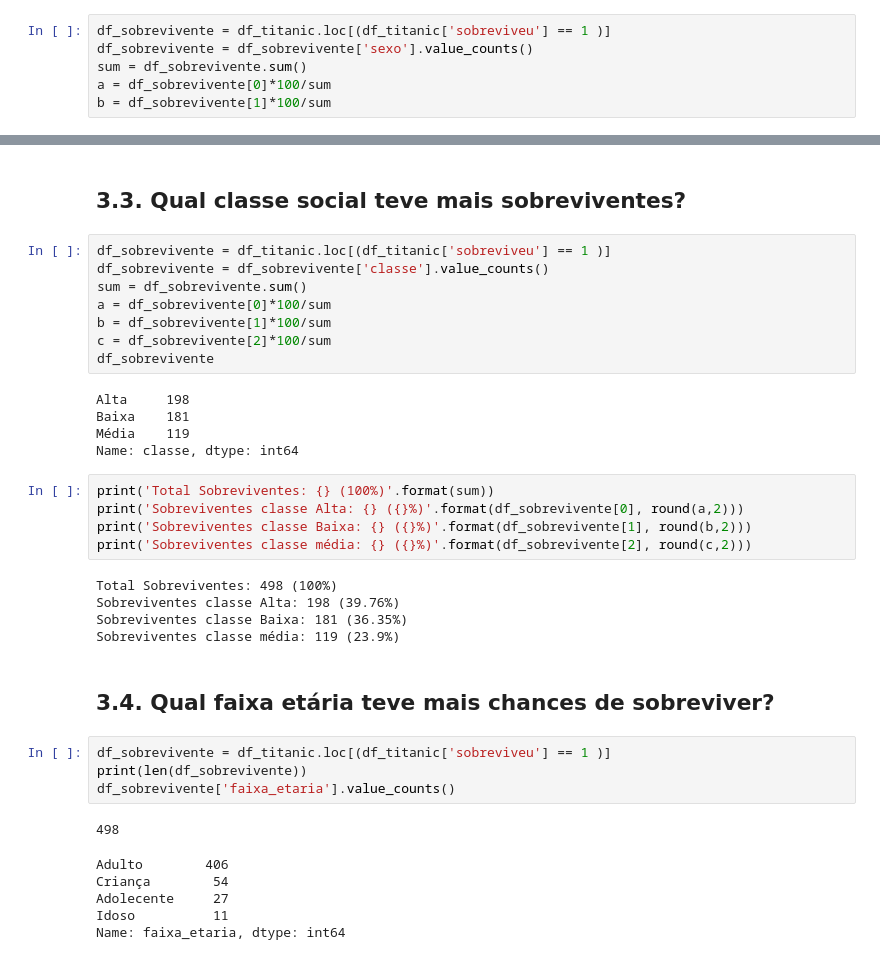
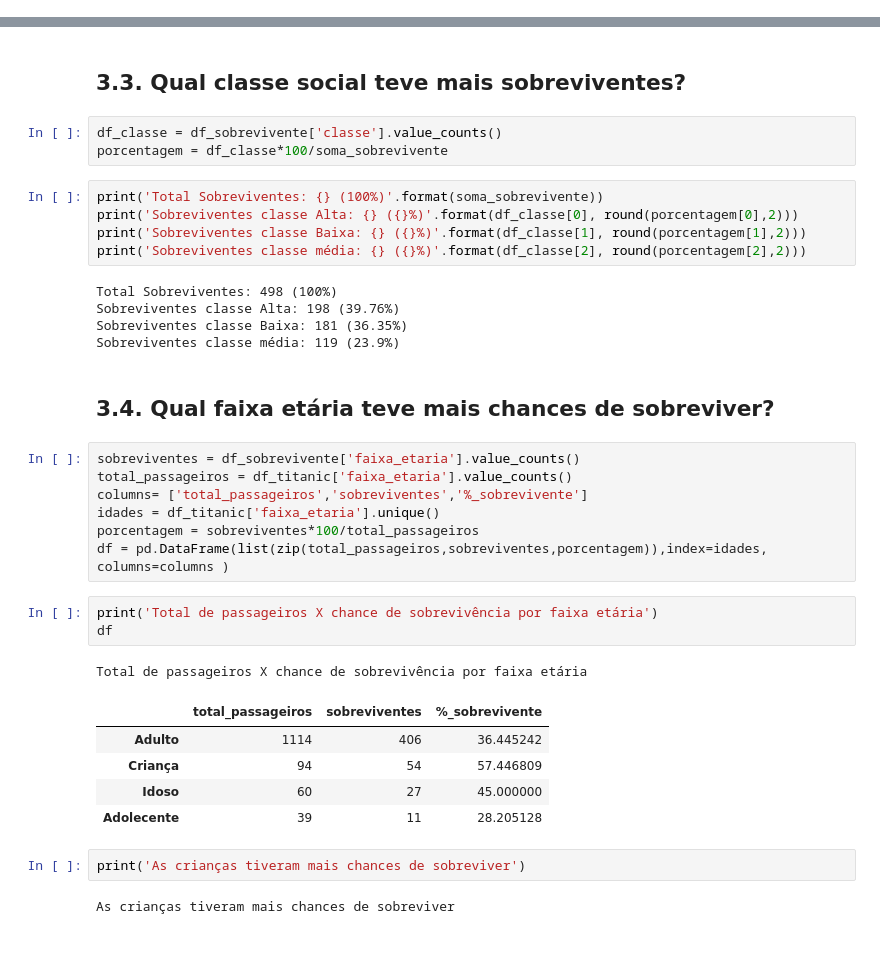
Before and after one commit to MayronME/Analise_Titanic, a Jupyter notebook: Titanic.ipynb, the cells around one changed output, grey strips where cells are left out. Drawn from its saved outputs; the diff is of its cells as text.

```diff
--- a/Titanic.ipynb
+++ b/Titanic.ipynb
@@ -327,8 +295,2 @@ Total de Sobreviventes 498 (38%) de 1307 pessoas
 # %% [markdown]
 ## 3.2. Homens ou mulheres tiveram mais chances de sobreviver?
-# %%
-df_sobrevivente = df_titanic.loc[(df_titanic['sobreviveu'] == 1 )]
-df_sobrevivente = df_sobrevivente['sexo'].value_counts()
-sum = df_sobrevivente.sum()
-a = df_sobrevivente[0]*100/sum
-b = df_sobrevivente[1]*100/sum
@@ -345,23 +318,13 @@ Conclusão que mulheres tiveram o dobro de chance de sobreviver
 # %% [markdown]
 ## 3.3. Qual classe social teve mais sobreviventes?
-# %%
-df_sobrevivente = df_titanic.loc[(df_titanic['sobreviveu'] == 1 )]
-df_sobrevivente = df_sobrevivente['classe'].value_counts()
-sum = df_sobrevivente.sum()
-a = df_sobrevivente[0]*100/sum
-b = df_sobrevivente[1]*100/sum
-c = df_sobrevivente[2]*100/sum
-df_sobrevivente
-# %% [output]
-Alta     198
-Baixa    181
-Média    119
-Name: classe, dtype: int64
+# %%
+df_classe = df_sobrevivente['classe'].value_counts()
+porcentagem = df_classe*100/soma_sobrevivente
 # %%
-print('Total Sobreviventes: {} (100%)'.format(sum))
-print('Sobreviventes classe Alta: {} ({}%)'.format(df_sobrevivente[0], round(a,2)))
-print('Sobreviventes classe Baixa: {} ({}%)'.format(df_sobrevivente[1], round(b,2)))
-print('Sobreviventes classe média: {} ({}%)'.format(df_sobrevivente[2], round(c,2)))
+print('Total Sobreviventes: {} (100%)'.format(soma_sobrevivente))
+print('Sobreviventes classe Alta: {} ({}%)'.format(df_classe[0], round(porcentagem[0],2)))
+print('Sobreviventes classe Baixa: {} ({}%)'.format(df_classe[1], round(porcentagem[1],2)))
+print('Sobreviventes classe média: {} ({}%)'.format(df_classe[2], round(porcentagem[2],2)))
 # %% [output]
 Total Sobreviventes: 498 (100%)
 Sobreviventes classe Alta: 198 (39.76%)
@@ -369,14 +332,24 @@ Sobreviventes classe Baixa: 181 (36.35%)
 Sobreviventes classe média: 119 (23.9%)
 # %% [markdown]
 ## 3.4. Qual faixa etária teve mais chances de sobreviver?
-# %%
-df_sobrevivente = df_titanic.loc[(df_titanic['sobreviveu'] == 1 )]
-print(len(df_sobrevivente))
-df_sobrevivente['faixa_etaria'].value_counts()
-# %% [output]
-498
-Adulto        406
-Criança        54
-Adolecente     27
-Idoso          11
-Name: faixa_etaria, dtype: int64
+# %%
+sobreviventes = df_sobrevivente['faixa_etaria'].value_counts()
+total_passageiros = df_titanic['faixa_etaria'].value_counts()
+columns= ['total_passageiros','sobreviventes','%_sobrevivente']
+idades = df_titanic['faixa_etaria'].unique()
+porcentagem = sobreviventes*100/total_passageiros
+df = pd.DataFrame(list(zip(total_passageiros,sobreviventes,porcentagem)),index=idades, columns=columns )
+# %%
+print('Total de passageiros X chance de sobrevivência por faixa etária')
+df
+# %% [output]
+Total de passageiros X chance de sobrevivência por faixa etária
+|  | total_passageiros | sobreviventes | %_sobrevivente |
+| Adulto | 1114 | 406 | 36.445242 |
+| Criança | 94 | 54 | 57.446809 |
+| Idoso | 60 | 27 | 45.000000 |
+| Adolecente | 39 | 11 | 28.205128 |
+# %%
+print('As crianças tiveram mais chances de sobreviver')
+# %% [output]
+As crianças tiveram mais chances de sobreviver
```
Also changed, not shown: parts of 20 cells of this notebook.
